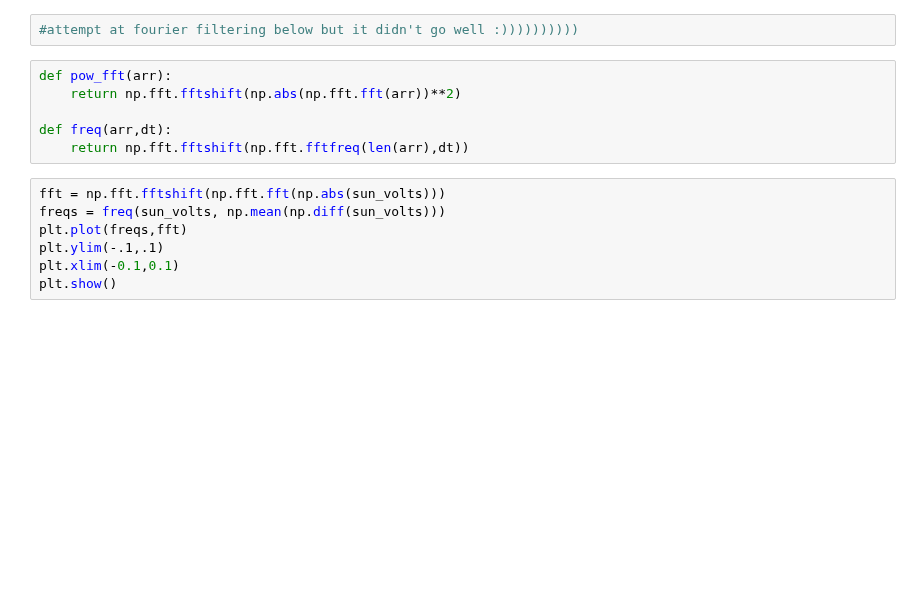
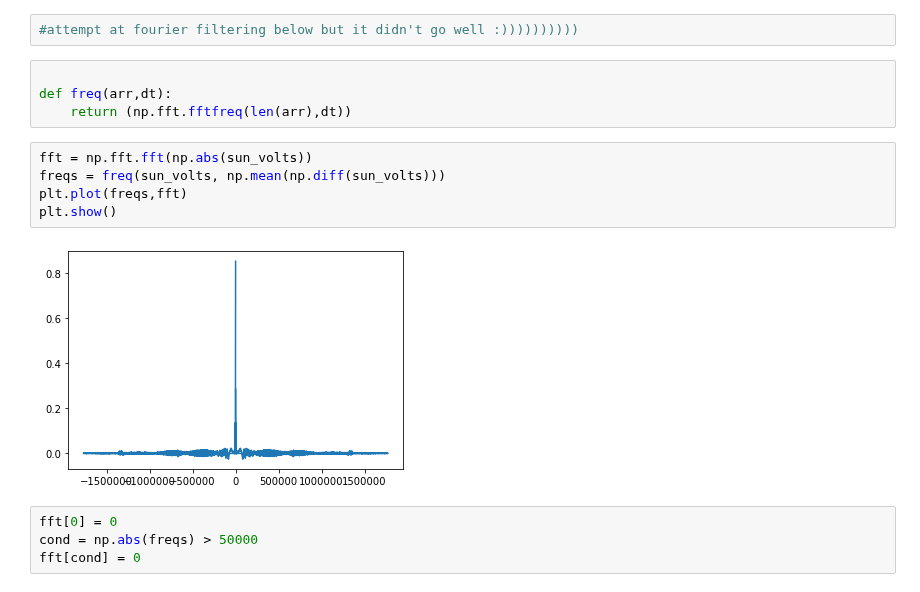
Before and after one commit to nolanylee/astro121lab, a Jupyter notebook: Sun Data??.ipynb, the cells around one changed output. Drawn from its saved outputs; the diff is of its cells as text; blank space fills up the shorter version.

```diff
--- a/Sun Data??.ipynb
+++ b/Sun Data??.ipynb
@@ -256,15 +236,17 @@ bessel_fit = bessel_model(hs,theta,A)
 # %%
 #attempt at fourier filtering below but it didn't go well :))))))))))
 # %%
-def pow_fft(arr):
-    return np.fft.fftshift(np.abs(np.fft.fft(arr))**2)
 
 def freq(arr,dt):
-    return np.fft.fftshift(np.fft.fftfreq(len(arr),dt))
+    return (np.fft.fftfreq(len(arr),dt))
 # %%
-fft = np.fft.fftshift(np.fft.fft(np.abs(sun_volts)))
+fft = np.fft.fft(np.abs(sun_volts))
 freqs = freq(sun_volts, np.mean(np.diff(sun_volts)))
 plt.plot(freqs,fft)
-plt.ylim(-.1,.1)
-plt.xlim(-0.1,0.1)
 plt.show()
+# %% [output]
+[figure, added]
+# %%
+fft[0] = 0
+cond = np.abs(freqs) > 50000
+fft[cond] = 0
```
Also changed, not shown: parts of 23 cells of this notebook.
